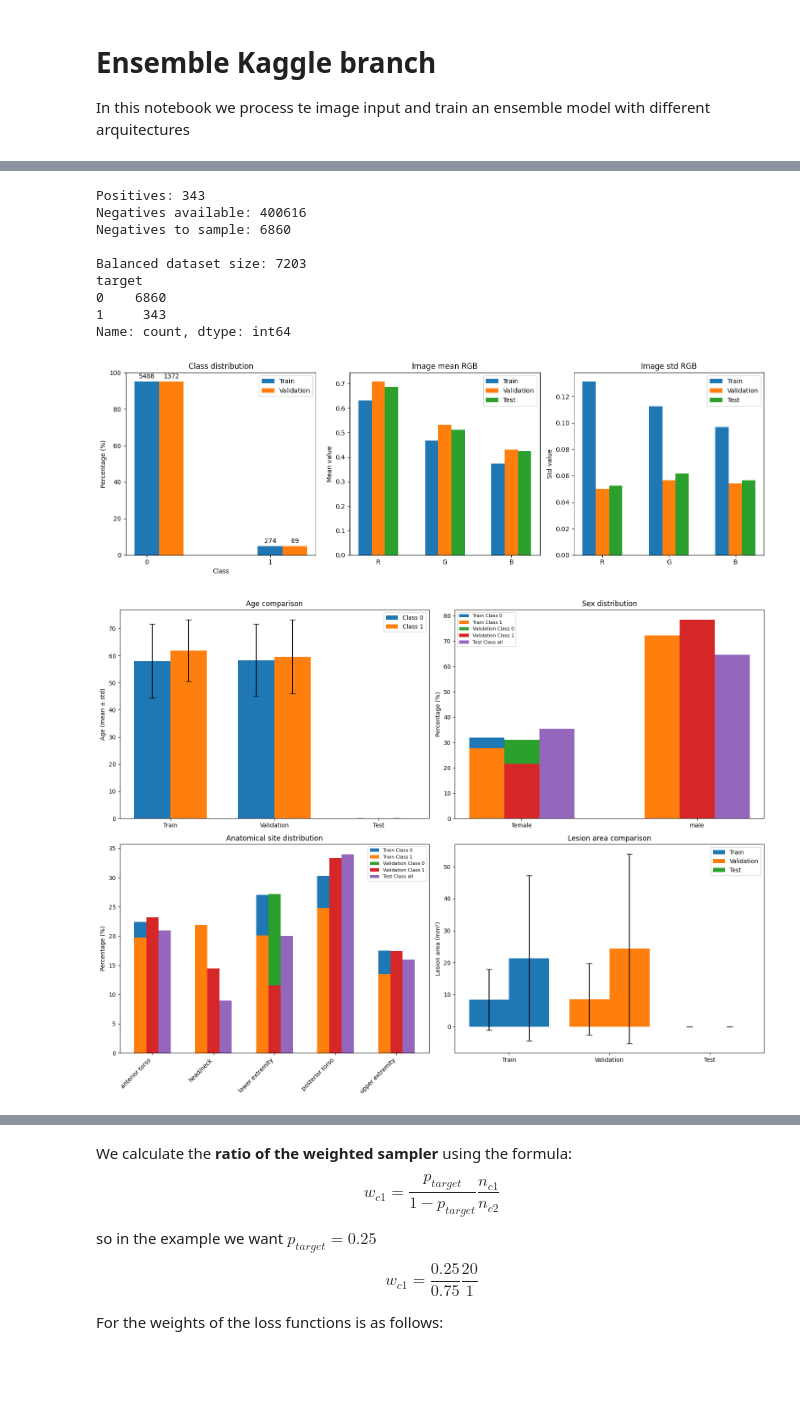
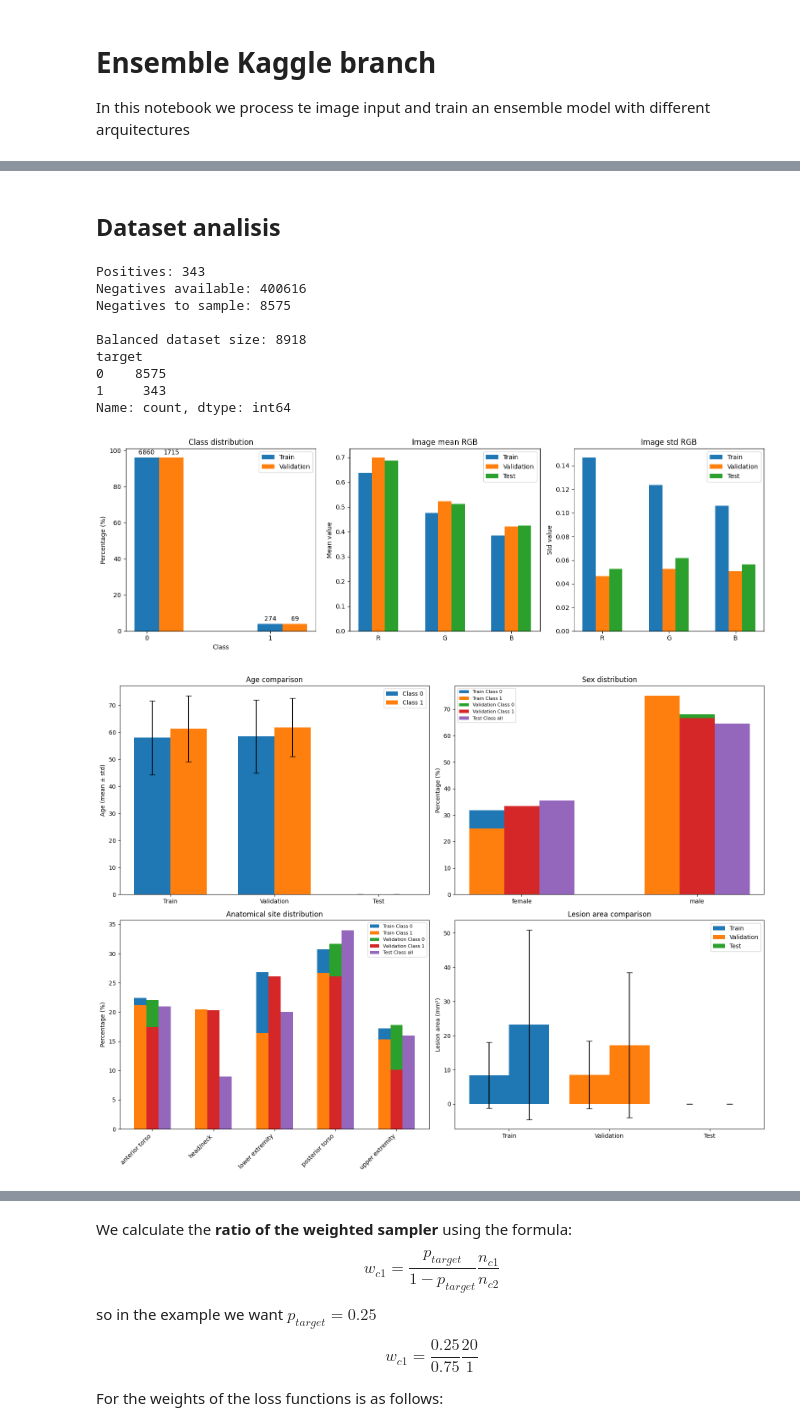
Before and after one commit to sprieton/ISIC_DL, a Jupyter notebook: src/Ensemble.ipynb, the cells around one changed output, grey strips where cells are left out. Saved outputs shown, nothing was run; the diff lists cells and outputs as text; code cells hidden in the pictures; blank space fills up the shorter version.

```diff
--- a/src/Ensemble.ipynb
+++ b/src/Ensemble.ipynb
@@ -12,17 +12,31 @@ import torch.nn as nn
 import timm
 import os
 import random
-import copy
+import joblib
+from sklearn.model_selection import StratifiedGroupKFold
 import matplotlib.pyplot as plt
 import time, torch
-from torch.utils.data import WeightedRandomSampler, DataLoader
-from tqdm import tqdm
+from torch.utils.data import DataLoader
+from sklearn.metrics import roc_auc_score
 from torch import amp
 from sklearn.metrics import confusion_matrix, ConfusionMatrixDisplay
 
+import cv2
+import albumentations as A
+
 import sys
 sys.path.append("../utils")
-from utils import create_balanced_split , ISIC_Multimodal_Dataset
+from utils import (create_balanced_split,
+                   ISIC_Multimodal_Dataset,
+                   get_best_metadata,
+                   MetadataProcessor,
+                   AdvancedHairAugmentation,
+                   Microscope,
+                   get_fold_datalodaers,
+                   TrainableModule,
+                   remove_last_layer,
+                   plot_confusion_matrix,
+                   plot_stats)
 
 # configure all:
 class config:
@@ -44,21 +58,21 @@ class config:
     seed = 42
     image_size = 224
     epochs = 50
-    batch_size = 32
+    batch_size = 16
     num_imgs_epoch = 3000
     target_epoch_proportion = 0.50
     BCE_loss_pos_weight = 1
-    ratio_neg_pos = 20
+    ratio_neg_pos = 25
     val_split = 0.2             # of train
     num_folds = 5
     num_feat = 0                # 0 = use all
-    fine_tuning_batch = 90      # batch to train ensemble models
+    fine_tuning_batch = 10      # batch to train ensemble models
     val_freq = 5                # frequency of validation analisis
     attention_dim = 256         # dimension of trained attention ensemble
     unfreeze_schedule = [
         (5, 0.2),   # in epoch 5, 20%
-        (30, 0.5),  # in epoch 30, 50%
-        (65, 0.75), # in epoch 65, 75%
+        (40, 0.5),  # in epoch 30, 50%
+        # (65, 0.75), # in epoch 65, 75%
     ]
 
 def seed_everything(seed):
@@ -172,10 +183,9 @@ val_transform = A.Compose([
     A.Resize(config.image_size, config.image_size),
     A.Normalize(mean=(0.0, 0.0, 0.0), std=(1.0, 1.0, 1.0))
 ])
+# %% [markdown]
+## Dataset analisis
 # %%
-from utils import get_best_metadata, MetadataProcessor
-import joblib
-
 # 1º Create a split of train and validation balanced
 # we dont need all the images
 train_df, val_df, df_balanced = create_balanced_split(
@@ -183,9 +193,10 @@ train_df, val_df, df_balanced = create_balanced_split(
     neg_multiplier=config.ratio_neg_pos,      # conservative ratio of 25:1
     val_frac=config.val_split            # split a 20% of train to validation
 )
+
 test_df = pd.read_csv(config.test_meta_csv, low_memory=False)
 
-# 2º Create the augmented test and validation datasets
+# 2º Run the metadata processor
 if Path(config.meta_procesor).exists():
     metadata_processor =joblib.load(config.meta_procesor)
 else:
@@ -219,24 +230,26 @@ test_dataset = ISIC_Multimodal_Dataset(
 # %% [output]
 Positives: 343
 Negatives available: 400616
-Negatives to sample: 6860
+Negatives to sample: 8575
 
-Balanced dataset size: 7203
+Balanced dataset size: 8918
 target
-0    6860
+0    8575
 1     343
 Name: count, dtype: int64
 # %%
-from utils import plot_stats
-
 train_stats = train_dataset.get_dataset_stats(sample_size=300)
 val_stats   = val_dataset.get_dataset_stats(sample_size=300)
 test_stats  = test_dataset.get_dataset_stats(sample_size=300)
 stats_list = [train_stats, val_stats, test_stats]
 
+# clean dataset variables
+train_dataset = None
+val_dataset = None
+
 # Now we compare the analisis of the splits
 plot_stats(stats_list)
 # %% [output]
-[figure, old version]
+[figure, new version]
-[figure, old version]
+[figure, new version]
 # %% [markdown]
```
Also changed, not shown: parts of 20 cells of this notebook, 8 other files.
